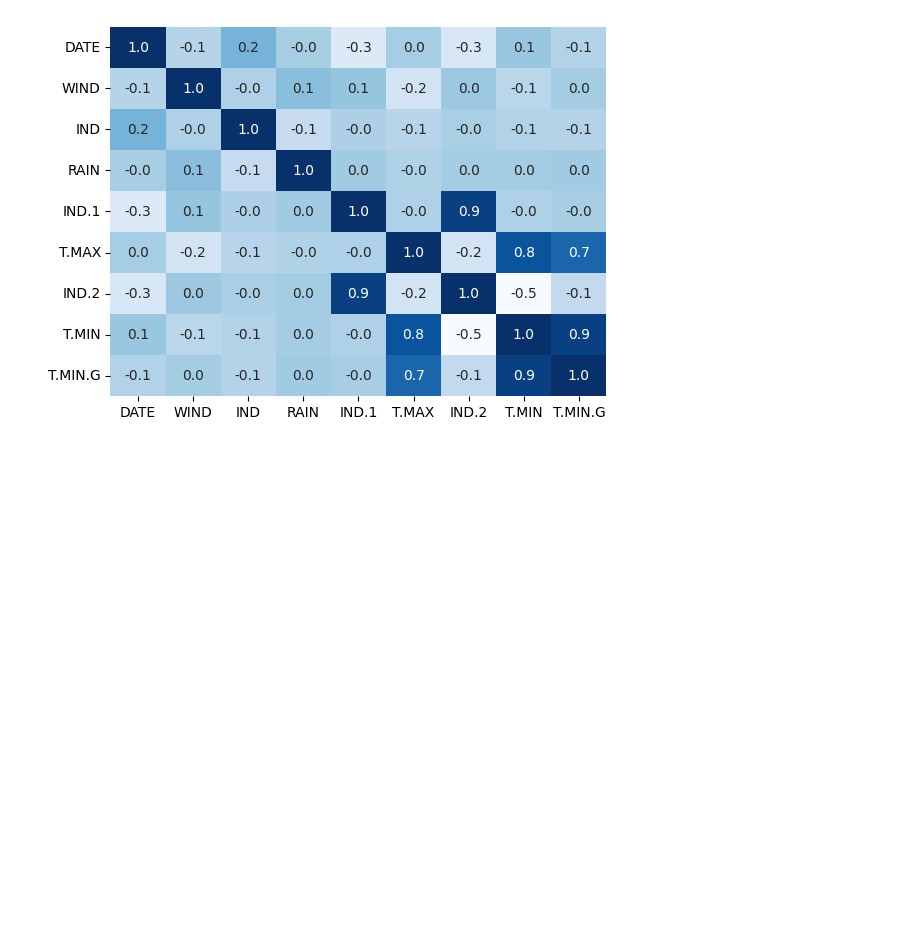
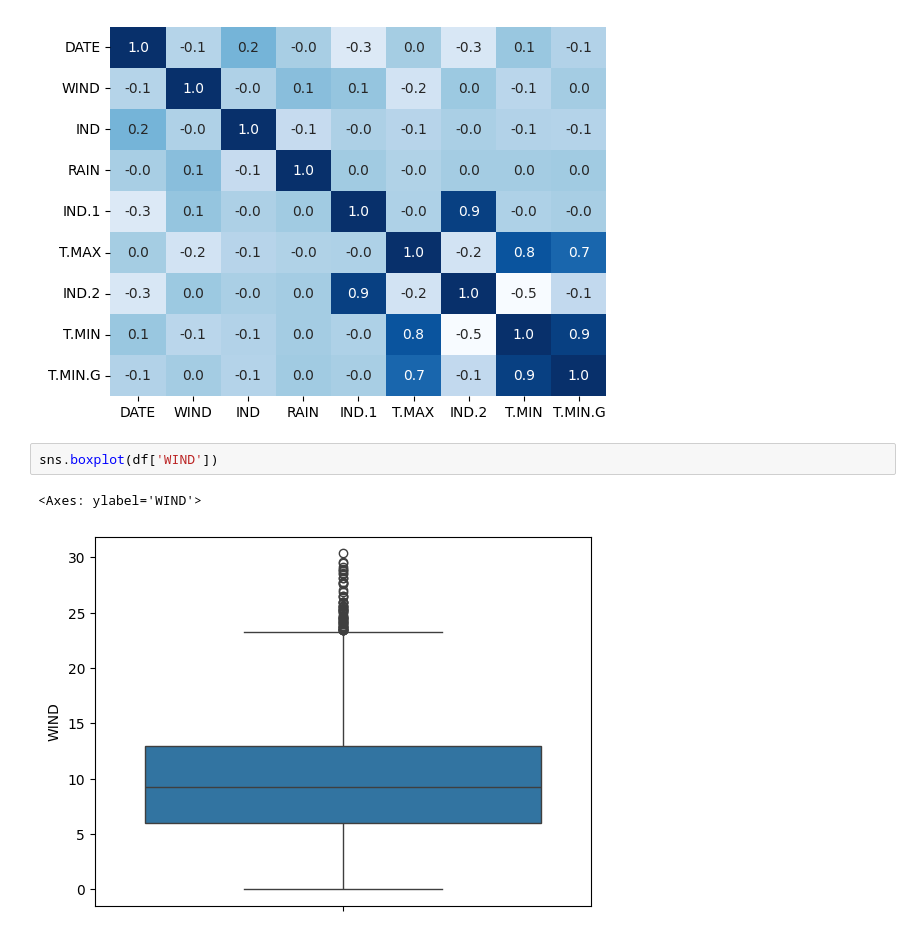
Before and after one commit to Davi-ChavesN/python_exercises, a Jupyter notebook: AI/Atividade7/Atividade 7.ipynb, the cells around one changed output. Drawn from its saved outputs; the diff is of its cells as text; blank space fills up the shorter version.

```diff
--- a/AI/Atividade7/Atividade 7.ipynb
+++ b/AI/Atividade7/Atividade 7.ipynb
@@ -57,3 +50,8 @@ sns.heatmap(df.corr(),annot=True,cbar=False,cmap='Blues',fmt='.1f')
 # %% [output]
 <Axes: >
 [figure]
+# %%
+sns.boxplot(df['WIND'])
+# %% [output]
+<Axes: ylabel='WIND'>
+[figure, added]
```
Also changed, not shown: parts of 28 cells of this notebook, 3 other files.
